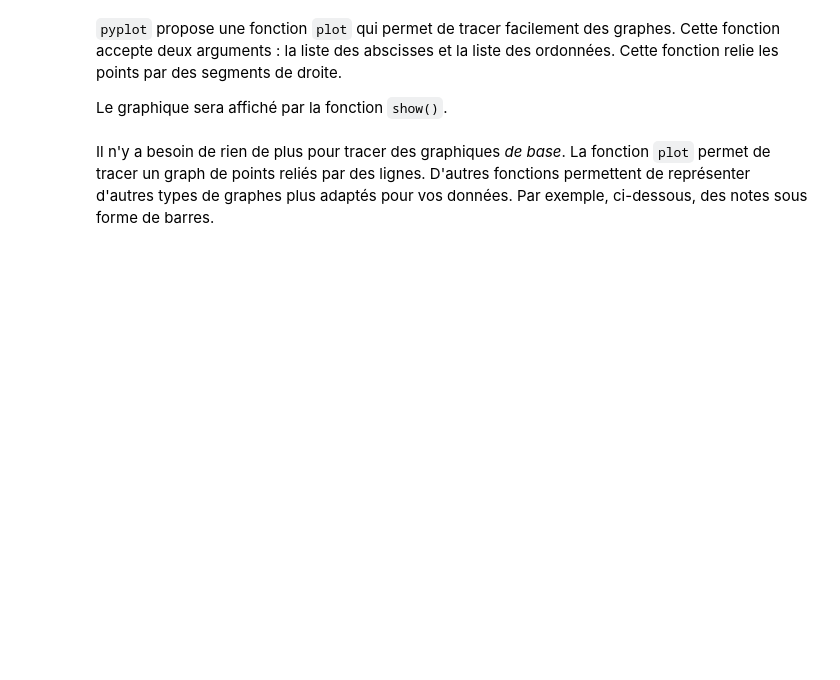
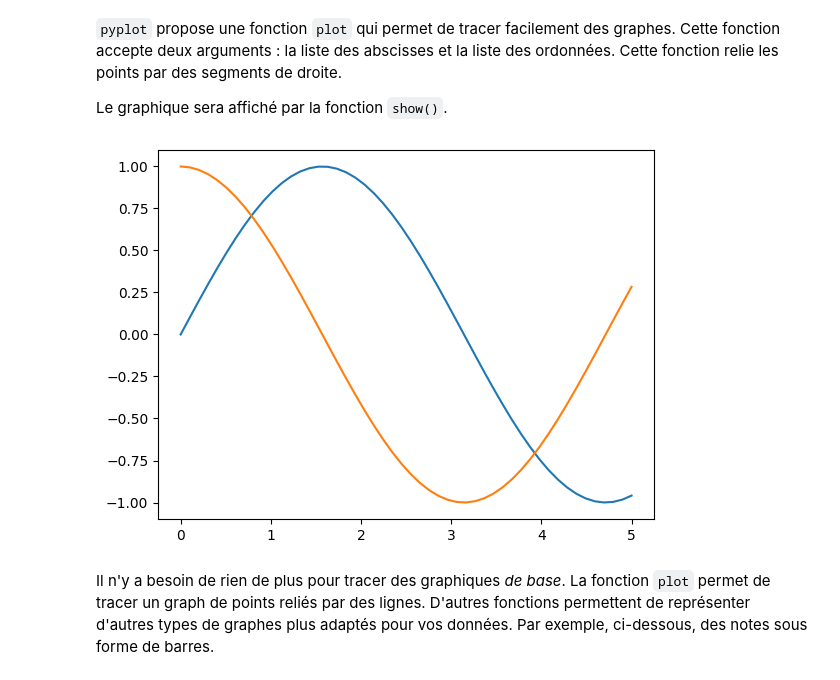
Before and after one commit to darko-itpro/python-data_science, a Jupyter notebook: notebooks/2_matplotlib.ipynb, the cells around one changed output. Cells and saved outputs as stored; diff of their text form; code cells hidden in the pictures; blank space fills up the shorter version.

```diff
--- a/notebooks/2_matplotlib.ipynb
+++ b/notebooks/2_matplotlib.ipynb
@@ -12,9 +12,12 @@ Le graphique sera affiché par la fonction `show()`.
 # %%
 x = np.linspace(0, 5)
 y = np.sin(x)
 
 plt.plot(x, y)
+plt.plot(x, np.cos(x))
 plt.show()
+# %% [output]
+[figure, added]
 # %% [markdown]
 Il n'y a besoin de rien de plus pour tracer des graphiques *de base*. La fonction `plot` permet de tracer un graph de points reliés par des lignes. D'autres fonctions permettent de représenter d'autres types de graphes plus adaptés pour vos données. Par exemple, ci-dessous, des notes sous forme de barres.
 # %%
```
Also changed, not shown: parts of 17 cells of this notebook, 5 other files.
